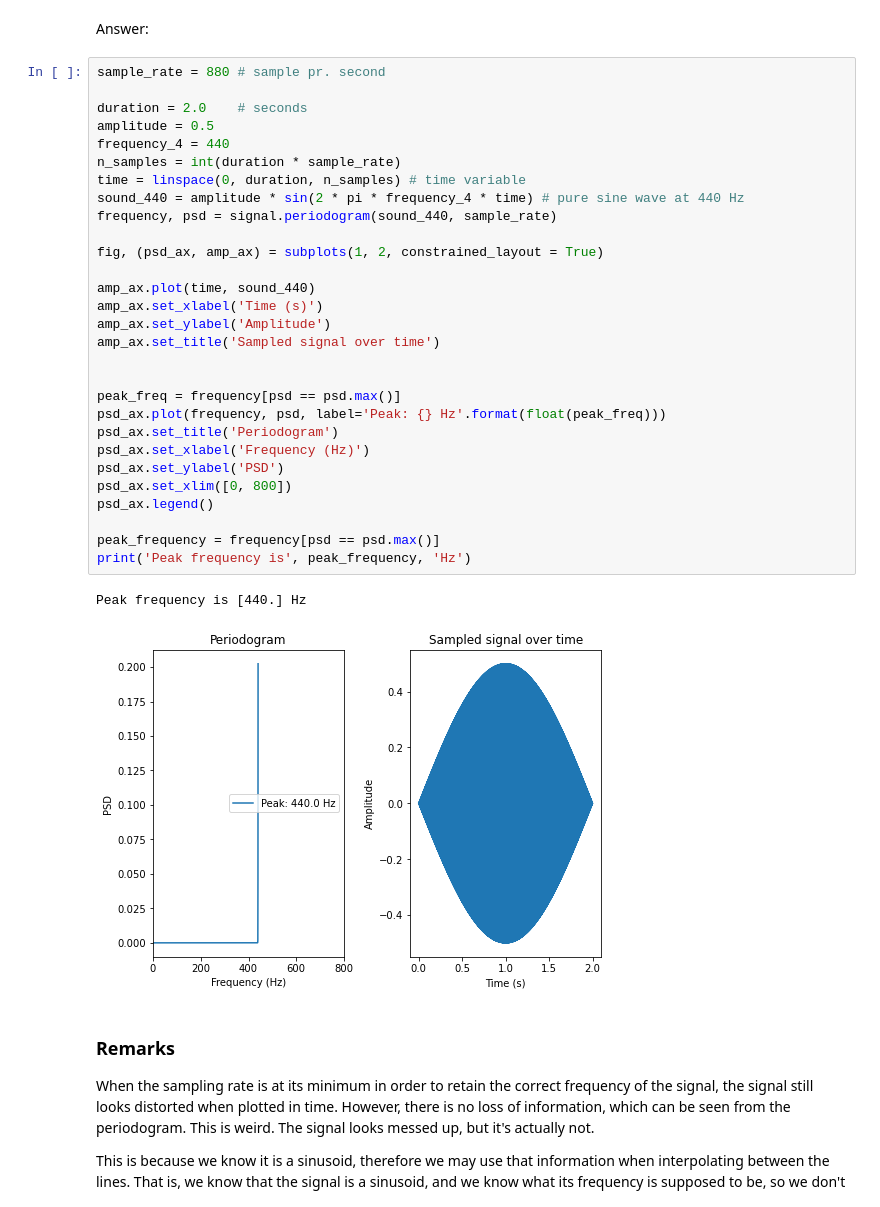
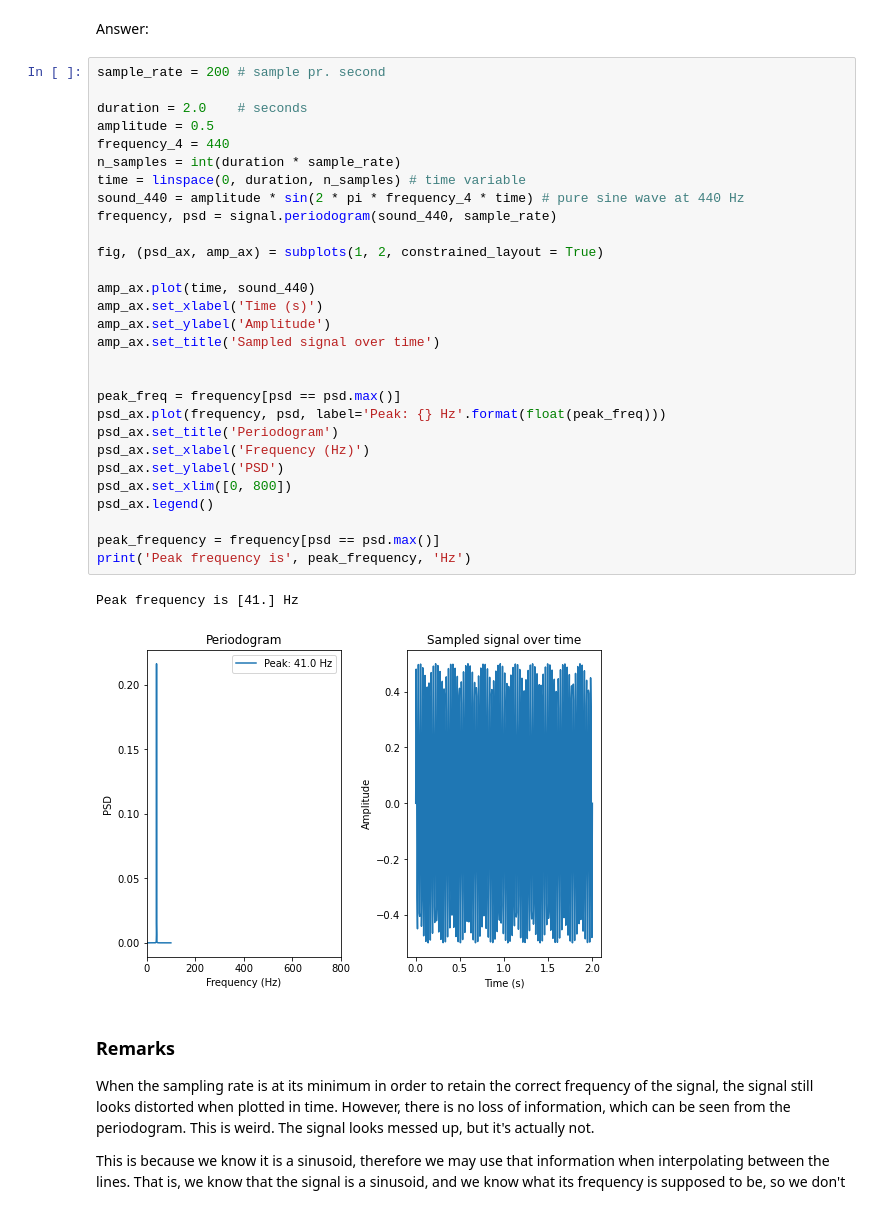
Before and after one commit to atleer/BIOS3800-h21, a Jupyter notebook: week42/lab1.ipynb, the cells around one changed output. Cells and saved outputs as stored; diff of their text form.

```diff
--- a/week42/lab1.ipynb
+++ b/week42/lab1.ipynb
@@ -494,37 +494,37 @@ Answer:
 # %% [markdown]
 Answer:
 # %%
-sample_rate = 880 # sample pr. second
+sample_rate = 200 # sample pr. second
 
 duration = 2.0    # seconds
 amplitude = 0.5
 frequency_4 = 440
 n_samples = int(duration * sample_rate)
 time = linspace(0, duration, n_samples) # time variable
 sound_440 = amplitude * sin(2 * pi * frequency_4 * time) # pure sine wave at 440 Hz
 frequency, psd = signal.periodogram(sound_440, sample_rate)
 
 fig, (psd_ax, amp_ax) = subplots(1, 2, constrained_layout = True)
 
 amp_ax.plot(time, sound_440)
 amp_ax.set_xlabel('Time (s)')
 amp_ax.set_ylabel('Amplitude')
 amp_ax.set_title('Sampled signal over time')
 
 
 peak_freq = frequency[psd == psd.max()]
 psd_ax.plot(frequency, psd, label='Peak: {} Hz'.format(float(peak_freq)))
 psd_ax.set_title('Periodogram')
 psd_ax.set_xlabel('Frequency (Hz)')
 psd_ax.set_ylabel('PSD')
 psd_ax.set_xlim([0, 800])
 psd_ax.legend()
 
 peak_frequency = frequency[psd == psd.max()]
 print('Peak frequency is', peak_frequency, 'Hz')
 # %% [output]
-Peak frequency is [440.] Hz
+Peak frequency is [41.] Hz
-[figure, old version]
+[figure, new version]
 # %% [markdown]
 <!-- --- end solution of exercise --- -->
 
```
Also changed, not shown: parts of 2 cells of this notebook.
